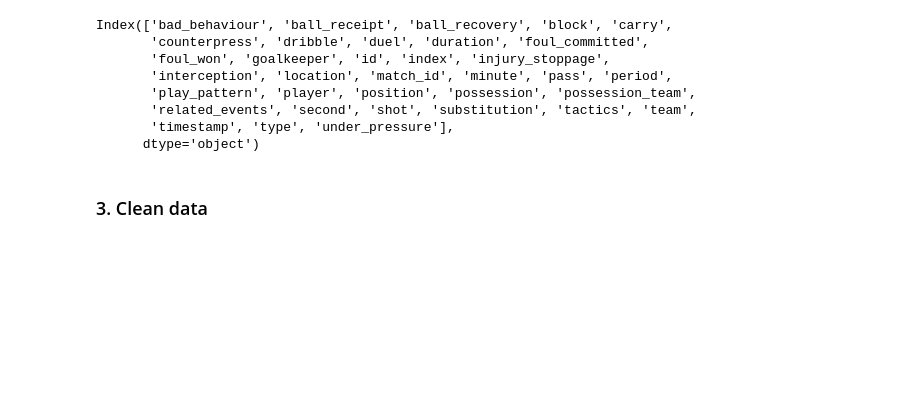
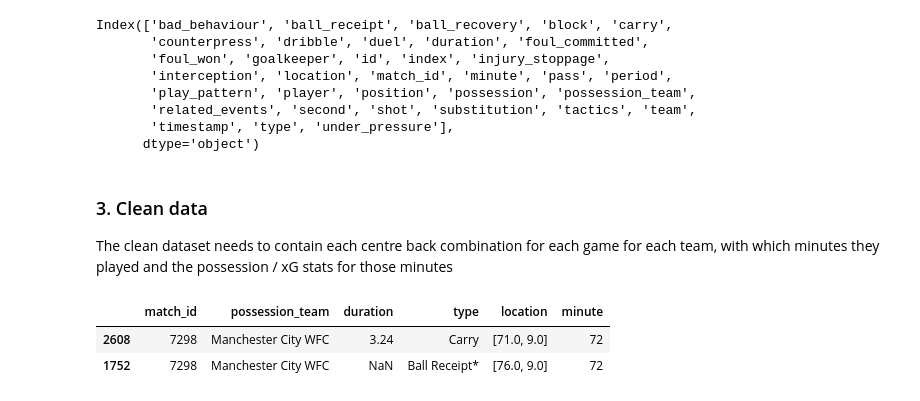
Before and after one commit to alexrhysbates/cb_efficiency, a Jupyter notebook: data/cb_dataset_prep.ipynb, the cells around one changed output. Cells and saved outputs as stored; diff of their text form; code cells hidden in the pictures; blank space fills up the shorter version.

```diff
--- a/data/cb_dataset_prep.ipynb
+++ b/data/cb_dataset_prep.ipynb
@@ -125,5 +125,12 @@ shots["xG"] = shots["shot"].apply(lambda x: x["statsbomb_xg"])
 # %%
 # get possession data
 possession = events[["match_id", "possession_team", "duration", "type", "location", "minute"]]
-# %% [markdown]
-### 3. Clean data
+# %% [markdown]
+### 3. Clean data
+The clean dataset needs to contain each centre back combination for each game for each team, with which minutes they played and the possession / xG stats for those minutes
+# %%
+possession.sample(2)
+# %% [output]
+|  | match_id | possession_team | duration | type | location | minute |
+| 2608 | 7298 | Manchester City WFC | 3.24 | Carry | [71.0, 9.0] | 72 |
+| 1752 | 7298 | Manchester City WFC | NaN | Ball Receipt* | [76.0, 9.0] | 72 |
```
Also changed, not shown: parts of 2 cells of this notebook.
